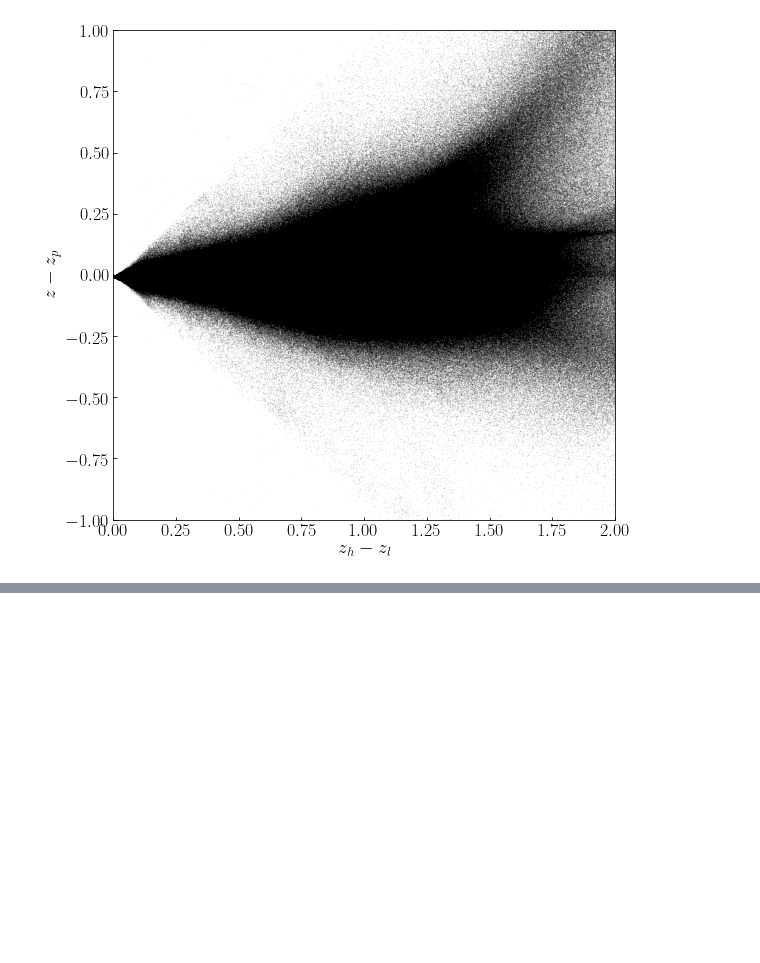
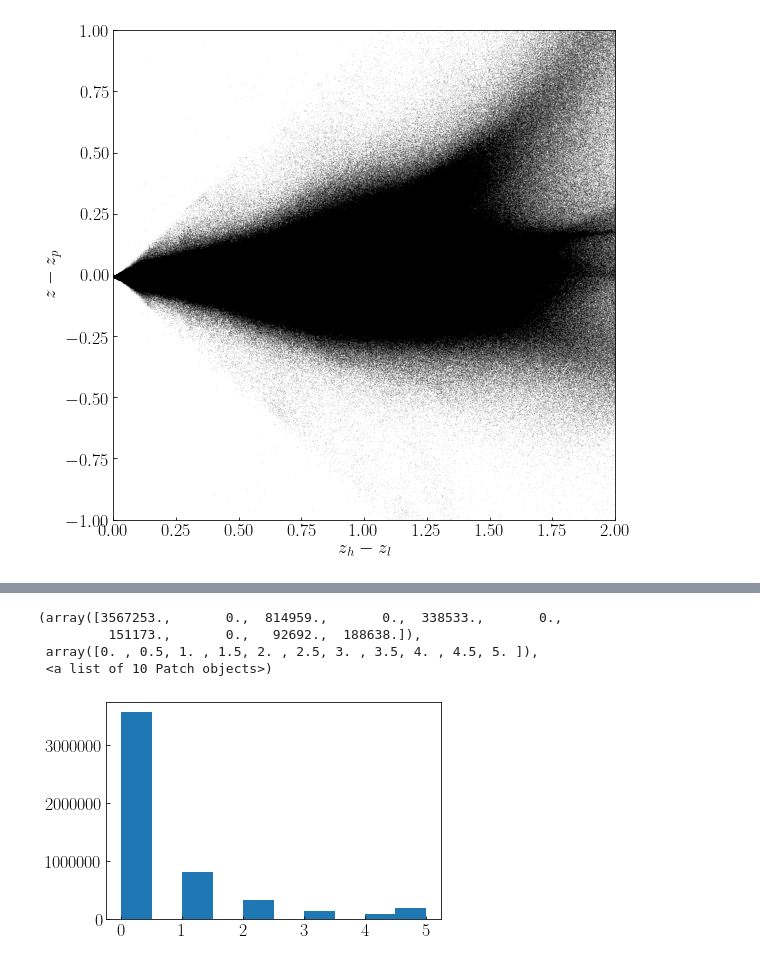
Before and after one commit to LejayChen/massive_gals, a Jupyter notebook: pcat_cmodel_aper3_flux_compare.ipynb, the cells around one changed output, grey strips where cells are left out. Cells and saved outputs as stored; diff of their text form; code cells hidden in the pictures; blank space fills up the shorter version.

```diff
--- a/pcat_cmodel_aper3_flux_compare.ipynb
+++ b/pcat_cmodel_aper3_flux_compare.ipynb
@@ -116,3 +116,7 @@ plt.ylabel('$z-z_p$',fontsize=19)
 # %% [output]
 Text(0, 0.5, '$z-z_p$')
 [figure]
+# %%
+#####
+cat_name = 'COSMOS_deep'
+cat = Table.read('/Users/lejay/phosphorus_catalogs/p_cats_v211221/'+cat_name+'_pcat_211221_mags_gals.fits')
@@ -118,0 +149,25 @@ Text(0, 0.5, '$z-z_p$')
+# %%
+# auto mag vs aper mag (5 filters)
+
+mag_offset_flags = np.ones(len(cat))
+for band in ['g','r','i','z','y']:
+    mag_offset_flag = (abs(cat[band+'_aper3']-cat[band])>1.5).astype(int)
+
+    mag_offset_flags = np.vstack([mag_offset_flags,mag_offset_flag])
+
+mag_offset_flags = np.delete(mag_offset_flags, (0), axis=0)
+# %%
+mag_offset_flagsum = np.sum(mag_offset_flags,axis=0)
+col_mag_offset = Column(name='mag_offset_flag',data=mag_offset_flagsum)
+cat.add_column(col_mag_offset)
+if 'mag_offset_flag' in cat.keys():
+    cat.remove_column('mag_offset_flag')
+cat.write('/Users/lejay/phosphorus_catalogs/p_cats_v211221/'+cat_name+'_pcat_211221_mags_gals.fits',overwrite=True)
+# %%
+plt.hist(mag_offset_flagsum)
+# %% [output]
+(array([3567253.,       0.,  814959.,       0.,  338533.,       0.,
+         151173.,       0.,   92692.,  188638.]),
+ array([0. , 0.5, 1. , 1.5, 2. , 2.5, 3. , 3.5, 4. , 4.5, 5. ]),
+ <a list of 10 Patch objects>)
+[figure, added]
```
Also changed, not shown: parts of 3 cells of this notebook, 4 other files.
